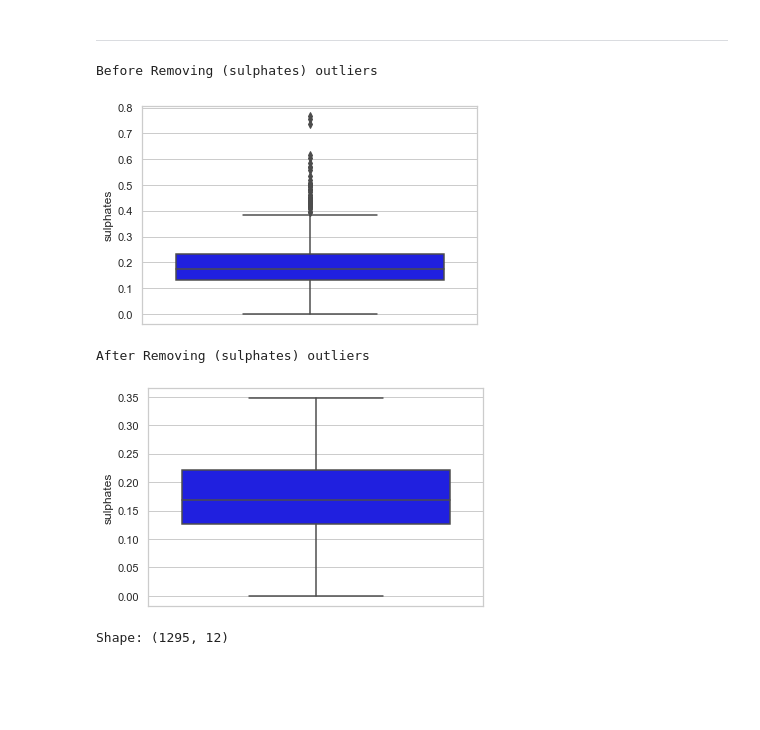
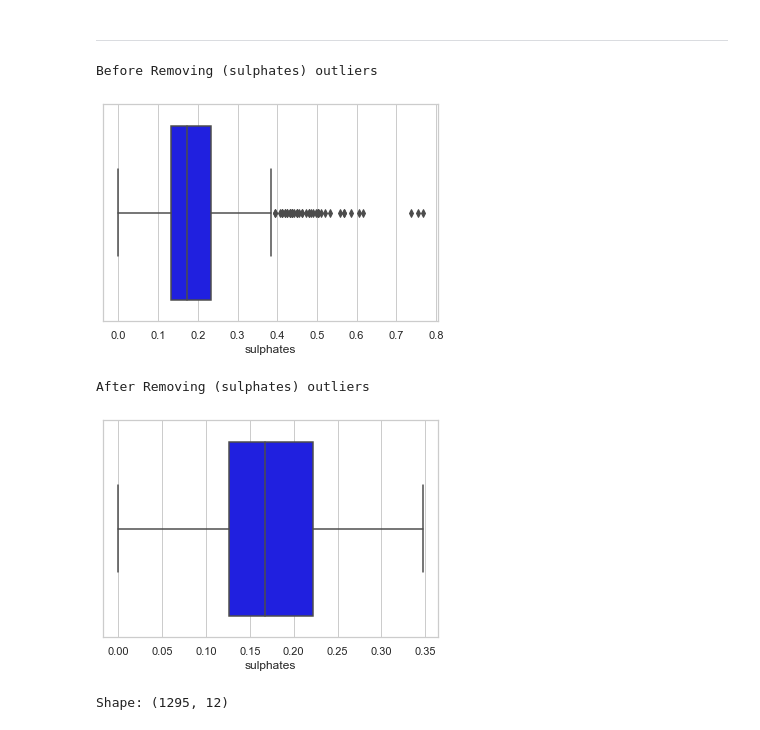
Before and after one commit to fahadwazirali915/wine_quality, a Jupyter notebook: wine_quality.ipynb, the cells around one changed output. Drawn from its saved outputs; the diff is of its cells as text; code cells hidden in the pictures; blank space fills up the shorter version.

```diff
--- a/wine_quality.ipynb
+++ b/wine_quality.ipynb
@@ -587,27 +589,27 @@ Shape: (1368, 12)
 # %%
 # sulphates
 
 print("Before Removing (sulphates) outliers")
 sns.set_theme(style="whitegrid", color_codes=True)
 sns.boxplot(data=df,
-            y="sulphates",
+            x="sulphates",
             color="blue")
 plt.show()
 
 df = df[df['sulphates']<0.35]
 
 
 print("After Removing (sulphates) outliers")
 sns.set_theme(style="whitegrid", color_codes=True)
 sns.boxplot(data=df,
-            y="sulphates",
+            x="sulphates",
             color="blue")
 plt.show()
 # %% [output]
 Before Removing (sulphates) outliers
-[figure, old version]
+[figure, new version]
 After Removing (sulphates) outliers
-[figure, old version]
+[figure, new version]
 # %%
 print("Shape:", df.shape)
 # %% [output]
```
Also changed, not shown: parts of 14 cells of this notebook.
